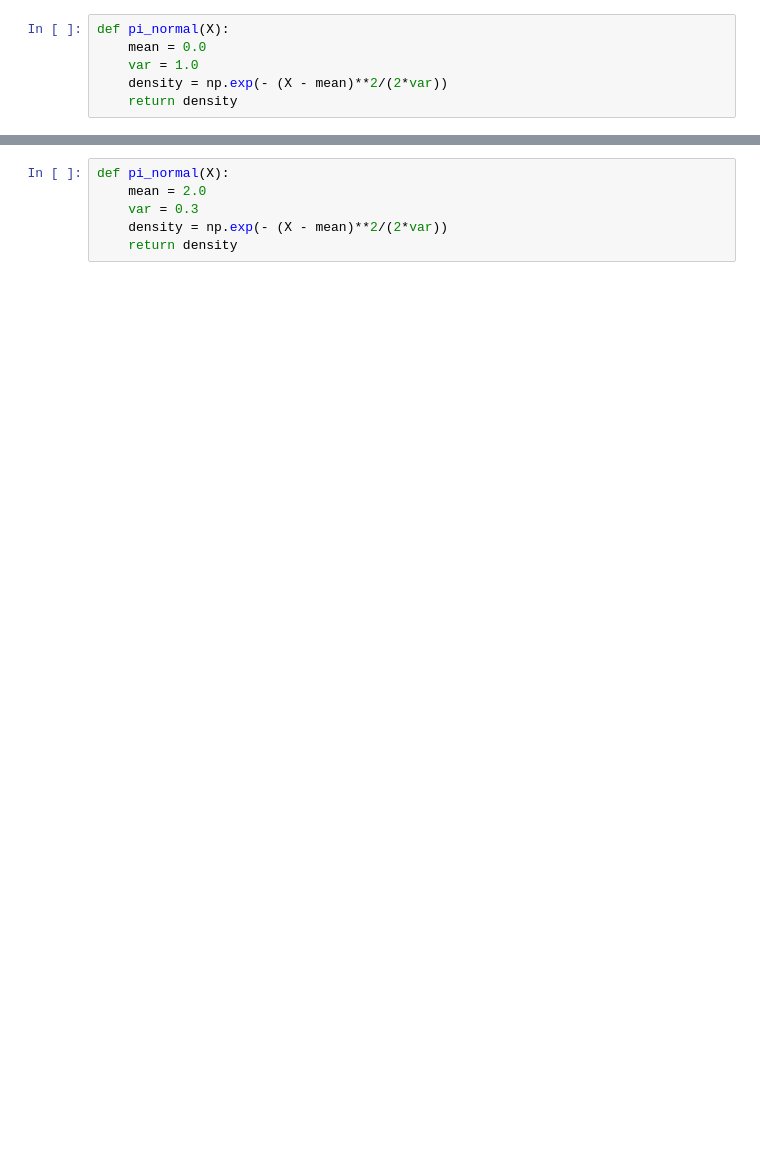
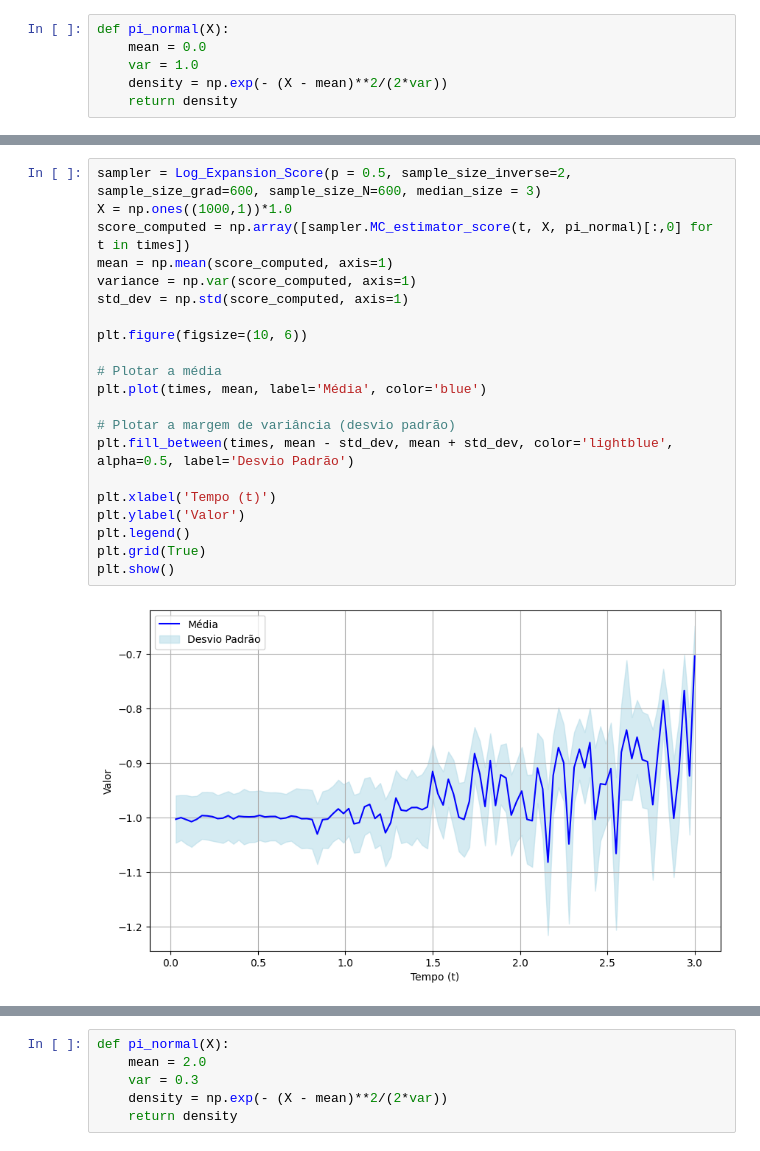
Before and after one commit to JaironHenrique/MC_Diffusion, a Jupyter notebook: sampler_by_mc_score_unbiased.ipynb, the cells around one changed output, grey strips where cells are left out. Saved outputs shown, nothing was run; the diff lists cells and outputs as text; blank space fills up the shorter version.

```diff
--- a/sampler_by_mc_score_unbiased.ipynb
+++ b/sampler_by_mc_score_unbiased.ipynb
@@ -144,0 +156,23 @@ plt.plot(times, score3)
+# %%
+sampler = Log_Expansion_Score(p = 0.5, sample_size_inverse=2, sample_size_grad=600, sample_size_N=600, median_size = 3)
+X = np.ones((1000,1))*1.0
+score_computed = np.array([sampler.MC_estimator_score(t, X, pi_normal)[:,0] for t in times])
+mean = np.mean(score_computed, axis=1)
+variance = np.var(score_computed, axis=1)
+std_dev = np.std(score_computed, axis=1)
+
+plt.figure(figsize=(10, 6))
+
+# Plotar a média
+plt.plot(times, mean, label='Média', color='blue')
+
+# Plotar a margem de variância (desvio padrão)
+plt.fill_between(times, mean - std_dev, mean + std_dev, color='lightblue', alpha=0.5, label='Desvio Padrão')
+
+plt.xlabel('Tempo (t)')
+plt.ylabel('Valor')
+plt.legend()
+plt.grid(True)
+plt.show()
+# %% [output]
+[figure, added]
```
Also changed, not shown: parts of 11 cells of this notebook.
